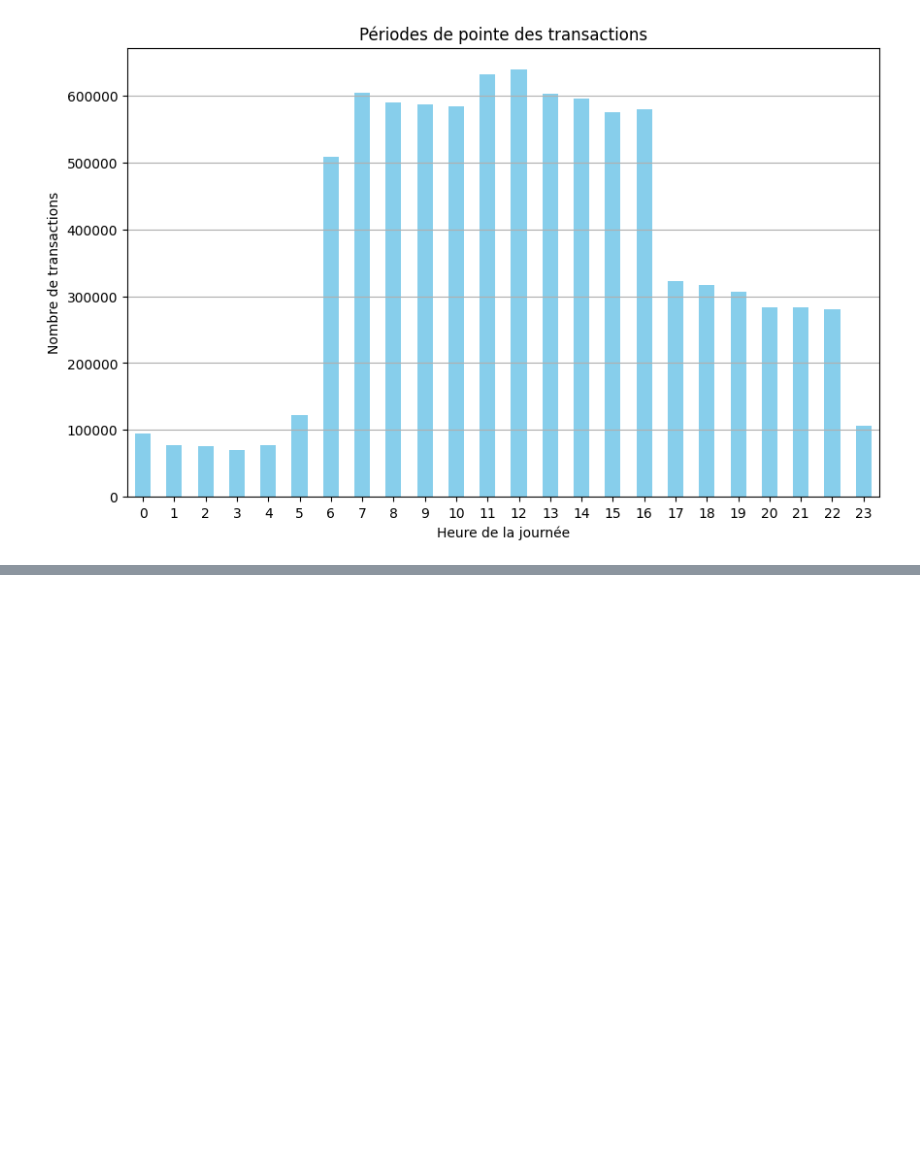
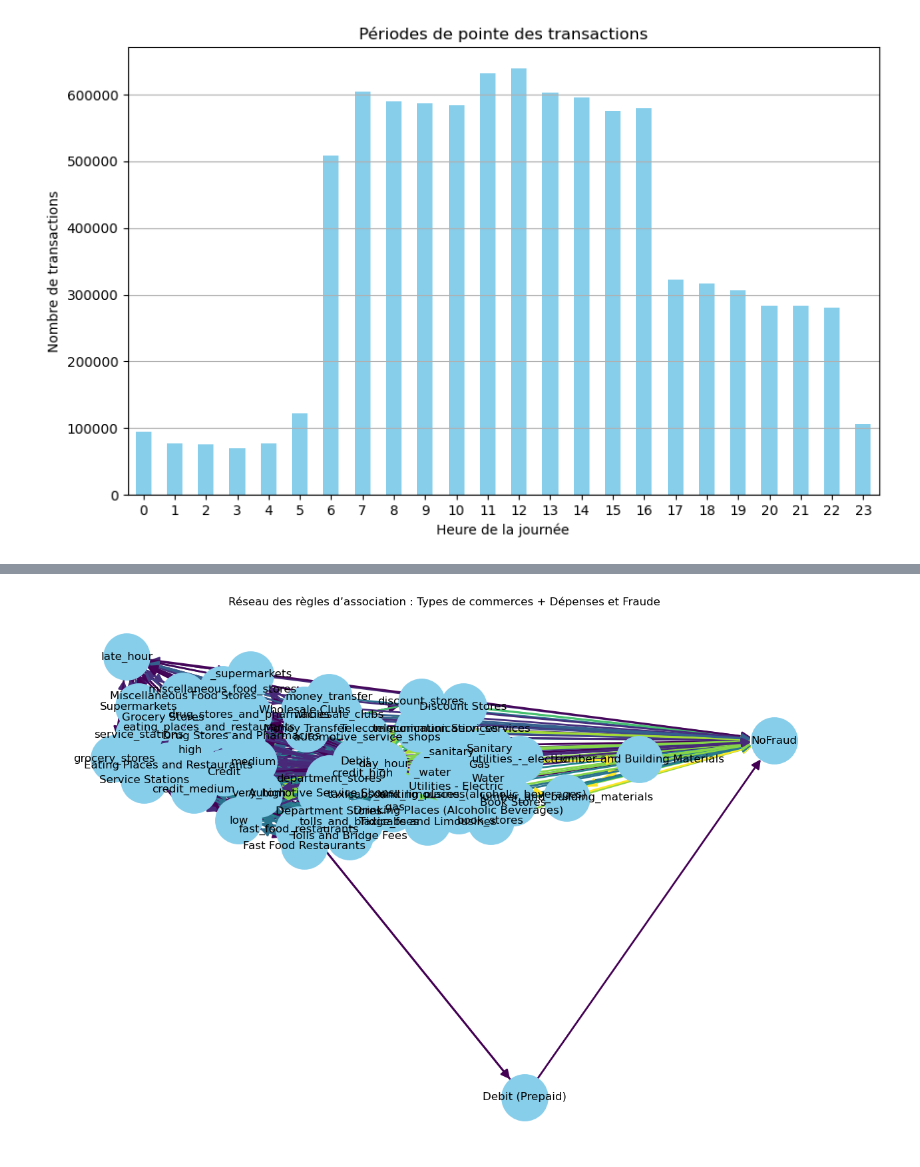
Before and after one commit to MantraMune/UdeSA25, a Jupyter notebook: IFT599/TP1 - Data Analysis/notebook.ipynb, the cells around one changed output, grey strips where cells are left out. Drawn from its saved outputs; the diff is of its cells as text; code cells hidden in the pictures; blank space fills up the shorter version.

```diff
--- a/IFT599/TP1 - Data Analysis/notebook.ipynb
+++ b/IFT599/TP1 - Data Analysis/notebook.ipynb
@@ -335,0 +594,29 @@ plt.show()
+# %%
+import networkx
+
+rules_fraud_ap_copy = rules_fraud_ap.copy()
+
+# Graphe orienté
+G = networkx.DiGraph()
+
+# Ajouter les arêtes avec les poids basés sur le lift
+for idx, row in rules_fraud_ap_copy.iterrows():
+    antecedents = [x.strip() for x in row['antecedents'].split(',')]
+    consequents = [x.strip() for x in row['consequents'].split(',')]
+    for a in antecedents:
+        for c in consequents:
+            G.add_edge(a, c, weight=row['lift'])
+
+# Taille des arêtes basée sur le lift
+edges = G.edges()
+weights = [G[u][v]['weight']*2 for u,v in edges]
+
+# Dessiner le graphe
+plt.figure(figsize=(12, 8))
+pos = networkx.spring_layout(G, k=0.5, seed=42)
+networkx.draw(G, pos, with_labels=True, node_color='skyblue', node_size=2500,
+        edge_color=weights, width=2, edge_cmap=plt.cm.viridis, arrowsize=20)
+plt.title('Réseau des règles d’association : Types de commerces + Dépenses et Fraude')
+plt.show()
+# %% [output]
+[figure, added]
```
Also changed, not shown: parts of 19 cells of this notebook.
